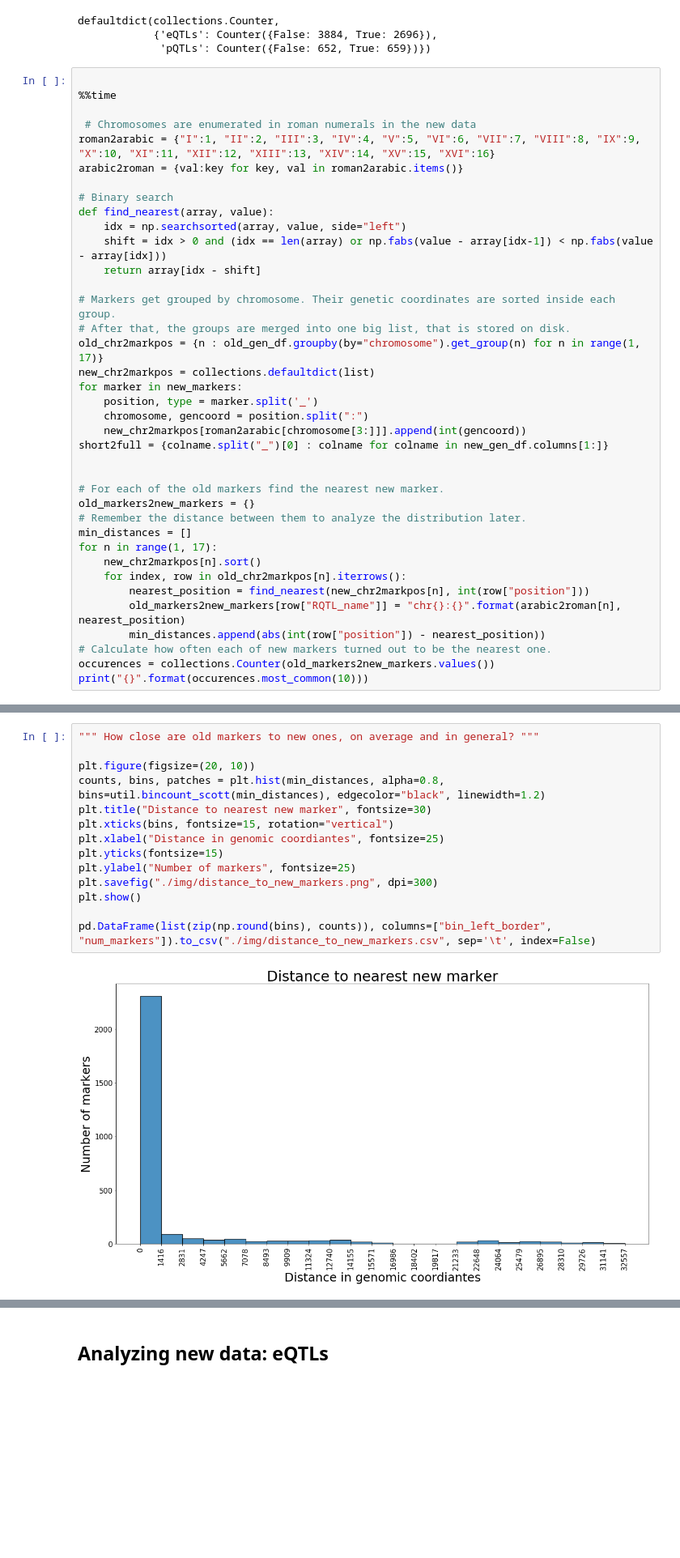
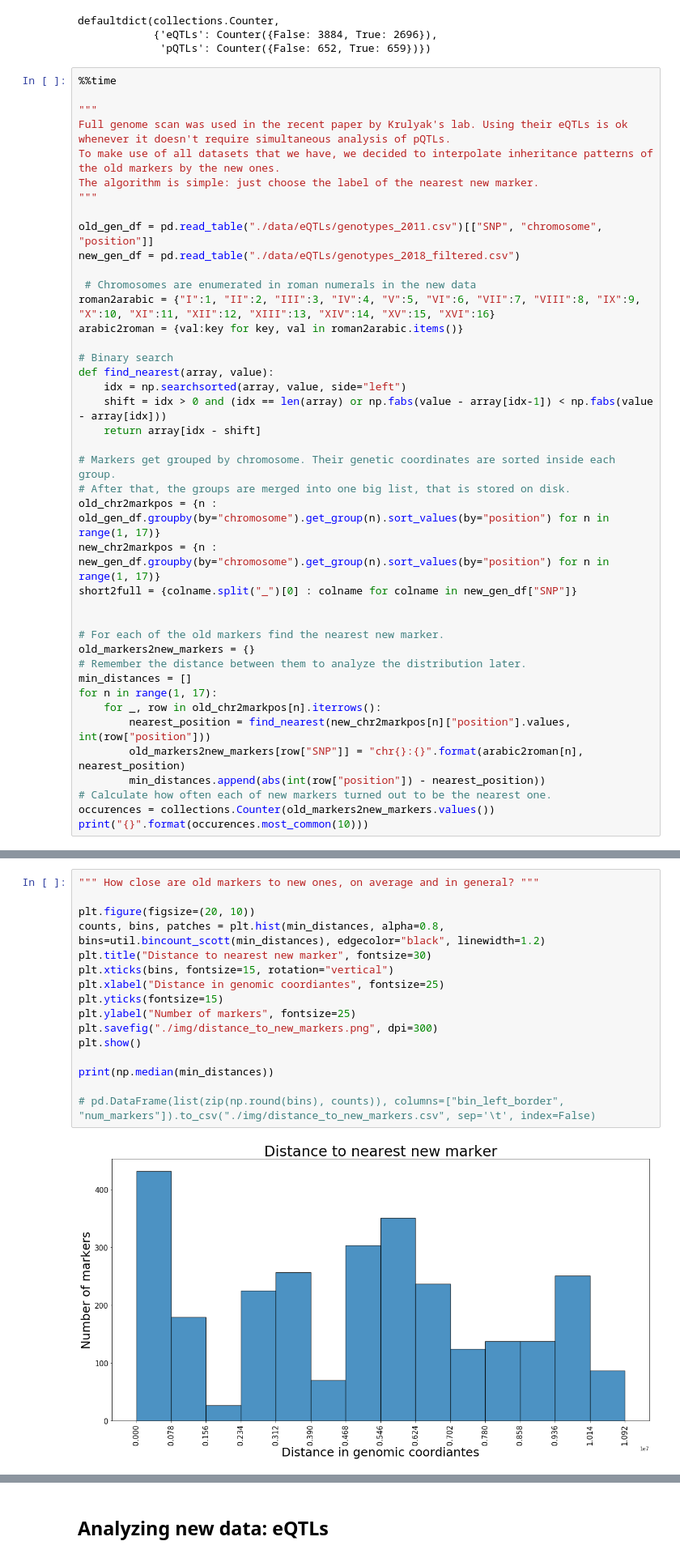
Before and after one commit to ivanov-v-v/PPINs-QTLs-Joint-Analysis, a Jupyter notebook: src/data_analysis.ipynb, the cells around one changed output, grey strips where cells are left out. Shown: that part at 81% size. Saved outputs shown, nothing was run; the diff lists cells and outputs as text; blank space fills up the shorter version.

```diff
--- a/src/data_analysis.ipynb
+++ b/src/data_analysis.ipynb
@@ -553,8 +543,16 @@ defaultdict(collections.Counter,
             {'eQTLs': Counter({False: 3884, True: 2696}),
              'pQTLs': Counter({False: 652, True: 659})})
 # %%
+%%time
 
-%%time
+"""
+Full genome scan was used in the recent paper by Krulyak's lab. Using their eQTLs is ok whenever it doesn't require simultaneous analysis of pQTLs.
+To make use of all datasets that we have, we decided to interpolate inheritance patterns of the old markers by the new ones.
+The algorithm is simple: just choose the label of the nearest new marker.
+"""
+
+old_gen_df = pd.read_table("./data/eQTLs/genotypes_2011.csv")[["SNP", "chromosome", "position"]]
+new_gen_df = pd.read_table("./data/eQTLs/genotypes_2018_filtered.csv")
 
  # Chromosomes are enumerated in roman numerals in the new data
 roman2arabic = {"I":1, "II":2, "III":3, "IV":4, "V":5, "VI":6, "VII":7, "VIII":8, "IX":9, "X":10, "XI":11, "XII":12, "XIII":13, "XIV":14, "XV":15, "XVI":16}
@@ -568,13 +566,9 @@ def find_nearest(array, value):
 
 # Markers get grouped by chromosome. Their genetic coordinates are sorted inside each group.
 # After that, the groups are merged into one big list, that is stored on disk.
-old_chr2markpos = {n : old_gen_df.groupby(by="chromosome").get_group(n) for n in range(1, 17)}
-new_chr2markpos = collections.defaultdict(list)
-for marker in new_markers:
-    position, type = marker.split('_')
-    chromosome, gencoord = position.split(":")
-    new_chr2markpos[roman2arabic[chromosome[3:]]].append(int(gencoord))
-short2full = {colname.split("_")[0] : colname for colname in new_gen_df.columns[1:]}
+old_chr2markpos = {n : old_gen_df.groupby(by="chromosome").get_group(n).sort_values(by="position") for n in range(1, 17)}
+new_chr2markpos = {n : new_gen_df.groupby(by="chromosome").get_group(n).sort_values(by="position") for n in range(1, 17)}
+short2full = {colname.split("_")[0] : colname for colname in new_gen_df["SNP"]}
 
 
 # For each of the old markers find the nearest new marker.
@@ -582,10 +576,9 @@ old_markers2new_markers = {}
 # Remember the distance between them to analyze the distribution later.
 min_distances = []
 for n in range(1, 17):
-    new_chr2markpos[n].sort()
-    for index, row in old_chr2markpos[n].iterrows():
-        nearest_position = find_nearest(new_chr2markpos[n], int(row["position"]))
-        old_markers2new_markers[row["RQTL_name"]] = "chr{}:{}".format(arabic2roman[n], nearest_position)
+    for _, row in old_chr2markpos[n].iterrows():
+        nearest_position = find_nearest(new_chr2markpos[n]["position"].values, int(row["position"]))
+        old_markers2new_markers[row["SNP"]] = "chr{}:{}".format(arabic2roman[n], nearest_position)
         min_distances.append(abs(int(row["position"]) - nearest_position))
 # Calculate how often each of new markers turned out to be the nearest one.
 occurences = collections.Counter(old_markers2new_markers.values())
@@ -597,16 +590,18 @@ Wall time: 974 ms
 # %%
 """ How close are old markers to new ones, on average and in general? """
 
 plt.figure(figsize=(20, 10))
 counts, bins, patches = plt.hist(min_distances, alpha=0.8, bins=util.bincount_scott(min_distances), edgecolor="black", linewidth=1.2)
 plt.title("Distance to nearest new marker", fontsize=30)
 plt.xticks(bins, fontsize=15, rotation="vertical")
 plt.xlabel("Distance in genomic coordiantes", fontsize=25)
 plt.yticks(fontsize=15)
 plt.ylabel("Number of markers", fontsize=25)
 plt.savefig("./img/distance_to_new_markers.png", dpi=300)
 plt.show()
 
-pd.DataFrame(list(zip(np.round(bins), counts)), columns=["bin_left_border", "num_markers"]).to_csv("./img/distance_to_new_markers.csv", sep='\t', index=False)
+print(np.median(min_distances))
+
+# pd.DataFrame(list(zip(np.round(bins), counts)), columns=["bin_left_border", "num_markers"]).to_csv("./img/distance_to_new_markers.csv", sep='\t', index=False)
 # %% [output]
-[figure, old version]
+[figure, new version]
```
Also changed, not shown: parts of 10 cells of this notebook, 3 other files.
